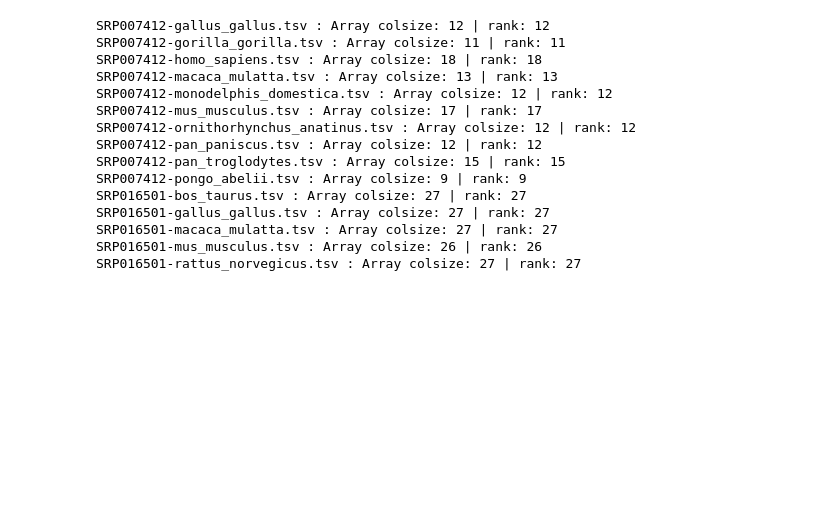
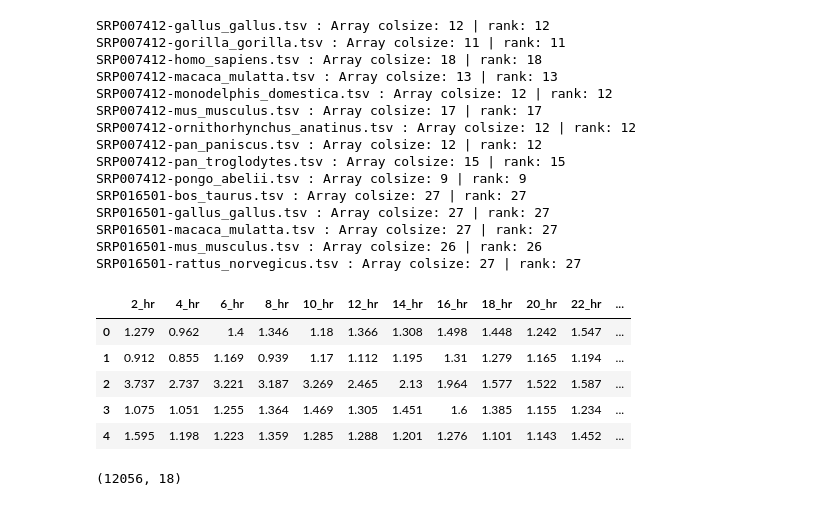
Before and after one commit to saketkc/EE-546-project, a Jupyter notebook: notebooks/10.HO-GSVD.ipynb, the cells around one changed output. Cells and saved outputs as stored; diff of their text form; code cells hidden in the pictures; blank space fills up the shorter version.

```diff
--- a/notebooks/10.HO-GSVD.ipynb
+++ b/notebooks/10.HO-GSVD.ipynb
@@ -105,0 +121,14 @@ ho_SVD([matrix1, matrix2])
+# %%
+df_human = pd.read_table('../PNAS_2000_datasets/Human.txt', header=1)
+df_human.loc[:, '2_hr':].head()
+# %% [output]
+|  | 2_hr | 4_hr | 6_hr | 8_hr | 10_hr | 12_hr | 14_hr | 16_hr | 18_hr | 20_hr | 22_hr | ... |
+| 0 | 1.279 | 0.962 | 1.4 | 1.346 | 1.18 | 1.366 | 1.308 | 1.498 | 1.448 | 1.242 | 1.547 | ... |
+| 1 | 0.912 | 0.855 | 1.169 | 0.939 | 1.17 | 1.112 | 1.195 | 1.31 | 1.279 | 1.165 | 1.194 | ... |
+| 2 | 3.737 | 2.737 | 3.221 | 3.187 | 3.269 | 2.465 | 2.13 | 1.964 | 1.577 | 1.522 | 1.587 | ... |
+| 3 | 1.075 | 1.051 | 1.255 | 1.364 | 1.469 | 1.305 | 1.451 | 1.6 | 1.385 | 1.155 | 1.234 | ... |
+| 4 | 1.595 | 1.198 | 1.223 | 1.359 | 1.285 | 1.288 | 1.201 | 1.276 | 1.101 | 1.143 | 1.452 | ... |
+# %%
+df_human.loc[:, '2_hr':].shape
+# %% [output]
+(12056, 18)
```
Also changed, not shown: parts of 18 cells of this notebook, 3 other files.
